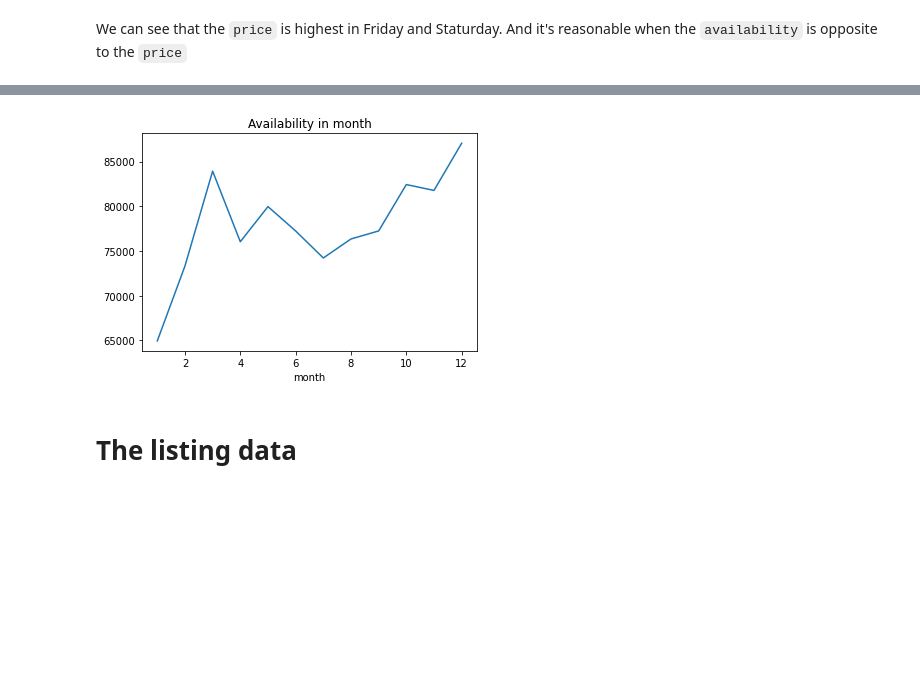
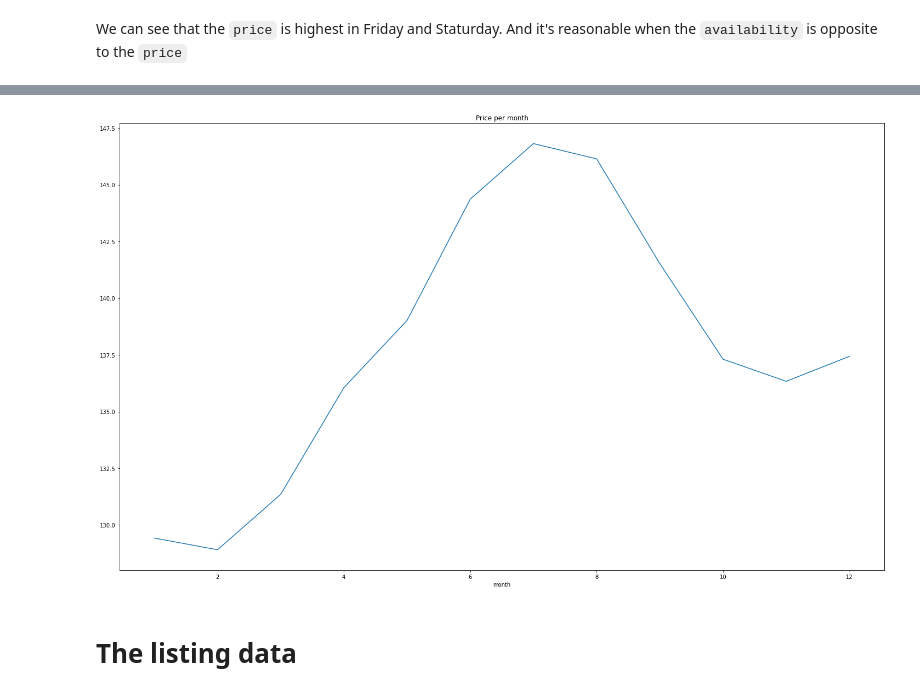
Before and after one commit to thaihocnguyen-git/Seatle-Airbnb, a Jupyter notebook: Seatle Airbnb.ipynb, the cells around one changed output, grey strips where cells are left out. Drawn from its saved outputs; the diff is of its cells as text; code cells hidden in the pictures; blank space fills up the shorter version.

```diff
--- a/Seatle Airbnb.ipynb
+++ b/Seatle Airbnb.ipynb
@@ -243,7 +243,7 @@ What about the `availability` through months?
 # %%
-_ = calendar_filled.groupby("month")["available_number"].sum().plot.line(title="Availability in month")
+_ = calendar_filled.groupby("month")["price"].mean().plot.line(title="Price per month", figsize=(25, 15))
 # %% [output]
-[figure, old version]
+[figure, new version]
 # %% [markdown]
 # The listing data
 # %% [markdown]
```
Also changed, not shown: parts of 6 cells of this notebook, 8 other files.
